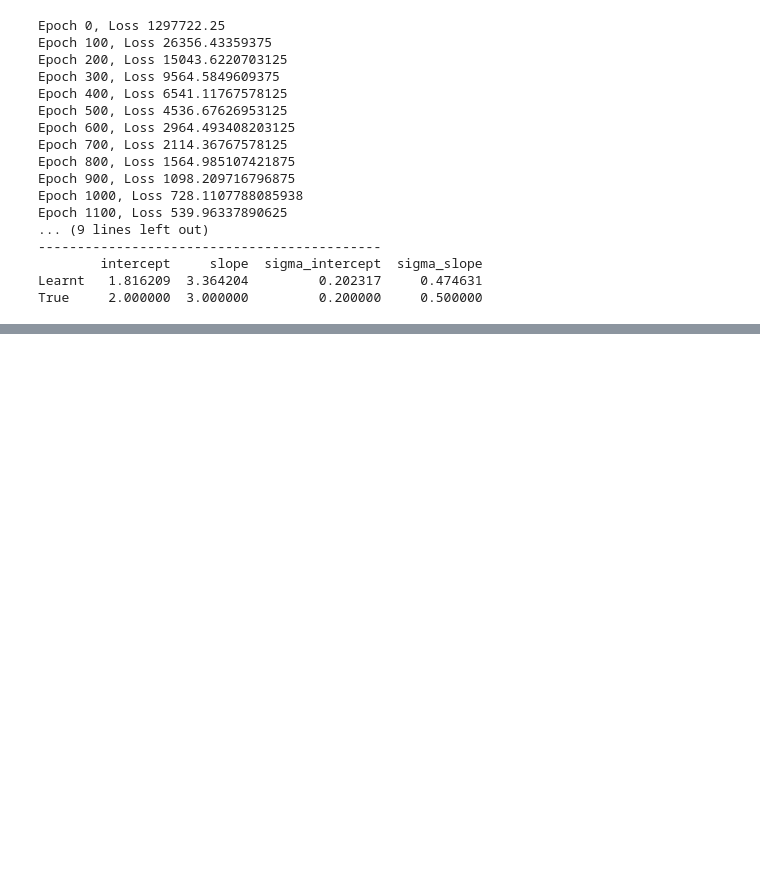
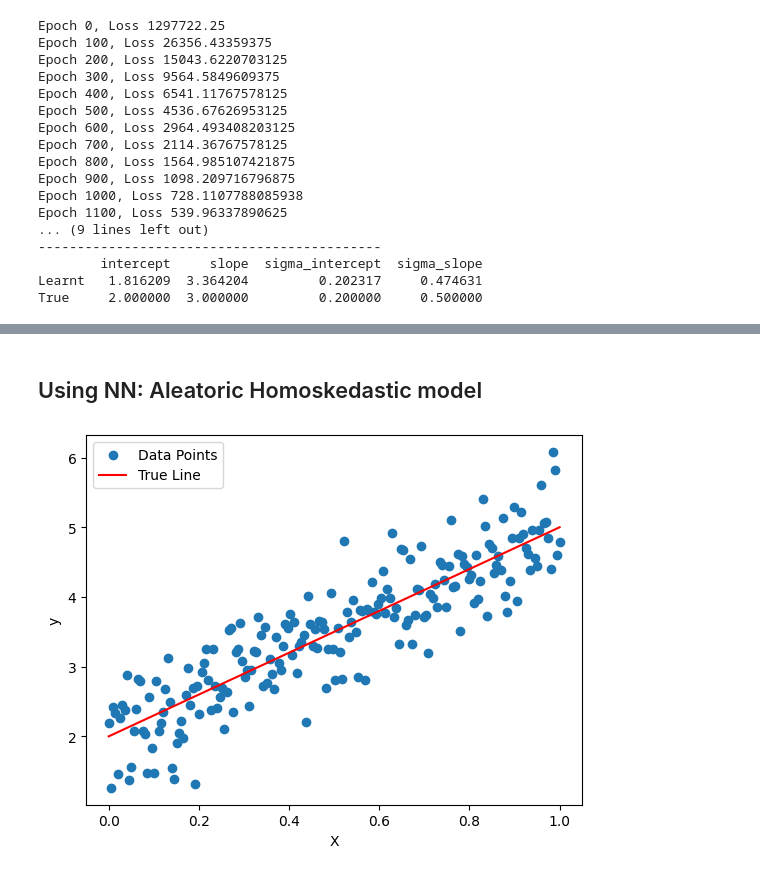
Before and after one commit to ksheersagaragrawal/LotteryTicketPruning, a Jupyter notebook: playTest/aleatoricLR.ipynb, the cells around one changed output, grey strips where cells are left out. Saved outputs shown, nothing was run; the diff lists cells and outputs as text; code cells hidden in the pictures; blank space fills up the shorter version.

Commit message:
Add files via upload
AleatoricModels

```diff
--- a/playTest/aleatoricLR.ipynb
+++ b/playTest/aleatoricLR.ipynb
@@ -200,0 +201,20 @@ plt.show()
+# %% [markdown]
+## Using NN: Aleatoric Homoskedastic model
+# %%
+# Using neural network
+# create the dataset for homoSk model
+slope = 3
+intercept = 2
+true_sigma = 0.5
+N = 200
+X = np.linspace(0, 1, N)
+noise = torch.distributions.Normal(0, true_sigma).sample(X.shape).detach().numpy()
+y = slope * X + intercept + noise
+plt.scatter(X, y)
+plt.plot(X, slope * X + intercept, 'r')
+plt.xlabel('X')
+plt.ylabel('y')
+plt.legend(['Data Points', 'True Line'])
+plt.show()
+# %% [output]
+[figure, added]
```
Also changed, not shown: parts of 3 cells of this notebook.
